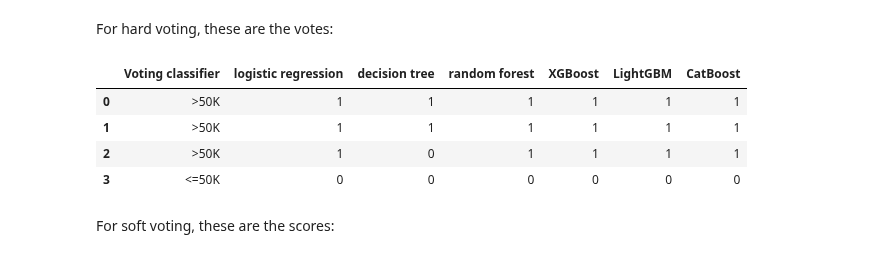
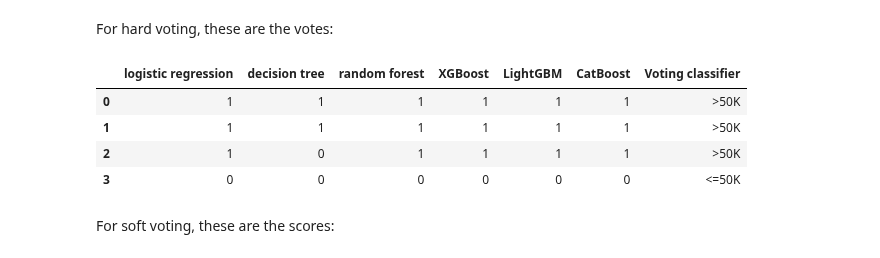
Before and after one commit to UBC-CS/cpsc330-2023s, a Jupyter notebook: lectures/11_ensembles.ipynb, the cells around one changed output. Drawn from its saved outputs; the diff is of its cells as text; code cells hidden in the pictures.

```diff
--- a/lectures/11_ensembles.ipynb
+++ b/lectures/11_ensembles.ipynb
@@ -519,7 +487,7 @@ warnings.simplefilter(action="ignore", category=UserWarning)
 # %%
 results = {}
 # %%
-dummy = DummyClassifier(strategy="stratified")
+dummy = DummyClassifier(strategy="most_frequent")
 results["Dummy"] = mean_std_cross_val_scores(
     dummy, X_train, y_train, return_train_score=True, scoring=scoring_metric
 )
@@ -648,21 +631,20 @@ It seems sklearn requires us to actually call `fit` on the `VotingClassifier`, i
 # %% [markdown]
 Let's look at particular test examples where `income` is ">50k" (y=1):
 # %%
-test_g50k = (
-    test_df.query("income == '>50K'").sample(4, random_state=2).drop(columns=["income"])
-)
-test_l50k = (
-    test_df.query("income == '<=50K'")
-    .sample(4, random_state=2)
-    .drop(columns=["income"])
-)
+test_g50k = (test_df.query("income == '>50K'")
+            .sample(4, random_state=2)
+            .drop(columns=["income"]))
+
+test_l50k = (test_df.query("income == '<=50K'")
+            .sample(4, random_state=2)
+            .drop(columns=["income"]))
 # %%
 averaging_model.classes_
 # %% [output]
 array(['<=50K', '>50K'], dtype=object)
 # %%
-data = {"Voting classifier": averaging_model.predict(test_g50k)}
-pd.DataFrame(data)
+voting = {"Voting classifier": averaging_model.predict(test_g50k)}
+pd.DataFrame(voting)
 # %% [output]
 |  | Voting classifier |
 | 0 | >50K |
@@ -672,18 +654,18 @@ pd.DataFrame(data)
 # %% [markdown]
 For hard voting, these are the votes:
 # %%
-r1 = {
+hard = {
     name: classifier.predict(test_g50k)
     for name, classifier in averaging_model.named_estimators_.items()
 }
-data.update(r1)
-pd.DataFrame(data)
+hard.update(voting)
+pd.DataFrame(hard)
 # %% [output]
-|  | Voting classifier | logistic regression | decision tree | random forest | XGBoost | LightGBM | CatBoost |
-| 0 | >50K | 1 | 1 | 1 | 1 | 1 | 1 |
-| 1 | >50K | 1 | 1 | 1 | 1 | 1 | 1 |
-| 2 | >50K | 1 | 0 | 1 | 1 | 1 | 1 |
-| 3 | <=50K | 0 | 0 | 0 | 0 | 0 | 0 |
+|  | logistic regression | decision tree | random forest | XGBoost | LightGBM | CatBoost | Voting classifier |
+| 0 | 1 | 1 | 1 | 1 | 1 | 1 | >50K |
+| 1 | 1 | 1 | 1 | 1 | 1 | 1 | >50K |
+| 2 | 1 | 0 | 1 | 1 | 1 | 1 | >50K |
+| 3 | 0 | 0 | 0 | 0 | 0 | 0 | <=50K |
 # %% [markdown]
 For soft voting, these are the scores:
 # %%
```
Also changed, not shown: parts of 64 cells of this notebook.
